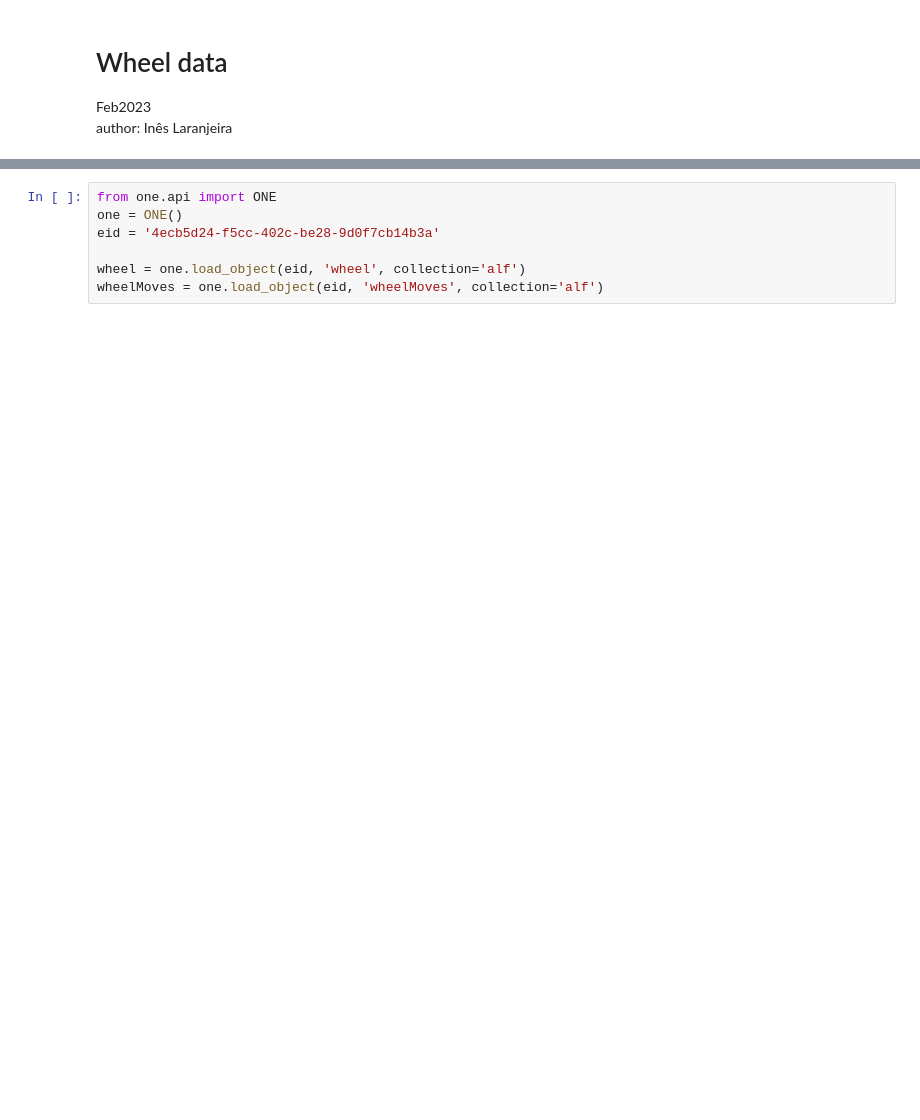
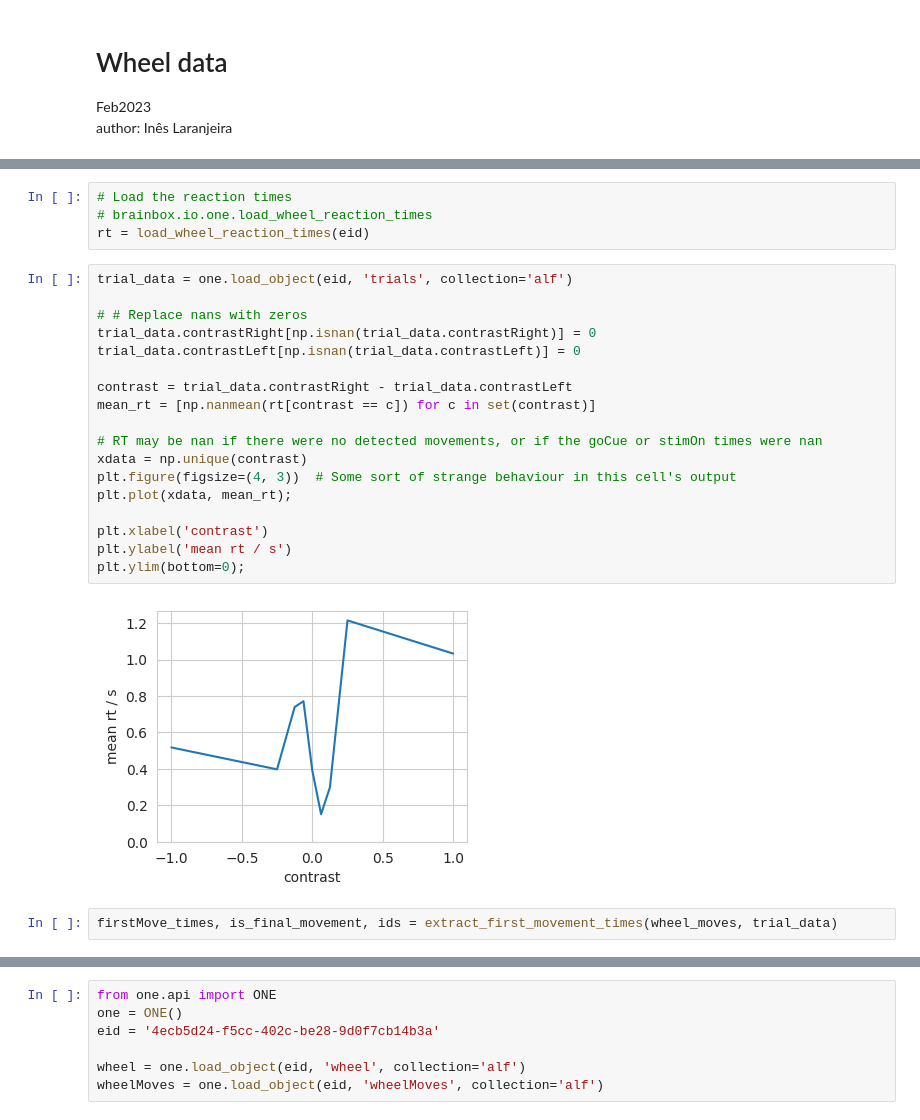
Before and after one commit to ineslaranjeira/representation_learning_variability, a Jupyter notebook: Wheel/wheel_analyses.ipynb, the cells around one changed output, grey strips where cells are left out. Cells and saved outputs as stored; diff of their text form; blank space fills up the shorter version.

```diff
--- a/Wheel/wheel_analyses.ipynb
+++ b/Wheel/wheel_analyses.ipynb
@@ -23,0 +125,26 @@ one = ONE(base_url='https://alyx.internationalbrainlab.org', silent=True)
+# %%
+# Load the reaction times
+# brainbox.io.one.load_wheel_reaction_times
+rt = load_wheel_reaction_times(eid)
+# %%
+trial_data = one.load_object(eid, 'trials', collection='alf')
+
+# # Replace nans with zeros
+trial_data.contrastRight[np.isnan(trial_data.contrastRight)] = 0
+trial_data.contrastLeft[np.isnan(trial_data.contrastLeft)] = 0
+
+contrast = trial_data.contrastRight - trial_data.contrastLeft
+mean_rt = [np.nanmean(rt[contrast == c]) for c in set(contrast)]
+
+# RT may be nan if there were no detected movements, or if the goCue or stimOn times were nan
+xdata = np.unique(contrast)
+plt.figure(figsize=(4, 3))  # Some sort of strange behaviour in this cell's output
+plt.plot(xdata, mean_rt);
+
+plt.xlabel('contrast')
+plt.ylabel('mean rt / s')
+plt.ylim(bottom=0);
+# %% [output]
+[figure, added]
+# %%
+firstMove_times, is_final_movement, ids = extract_first_movement_times(wheel_moves, trial_data)
```
Also changed, not shown: parts of 17 cells of this notebook.
